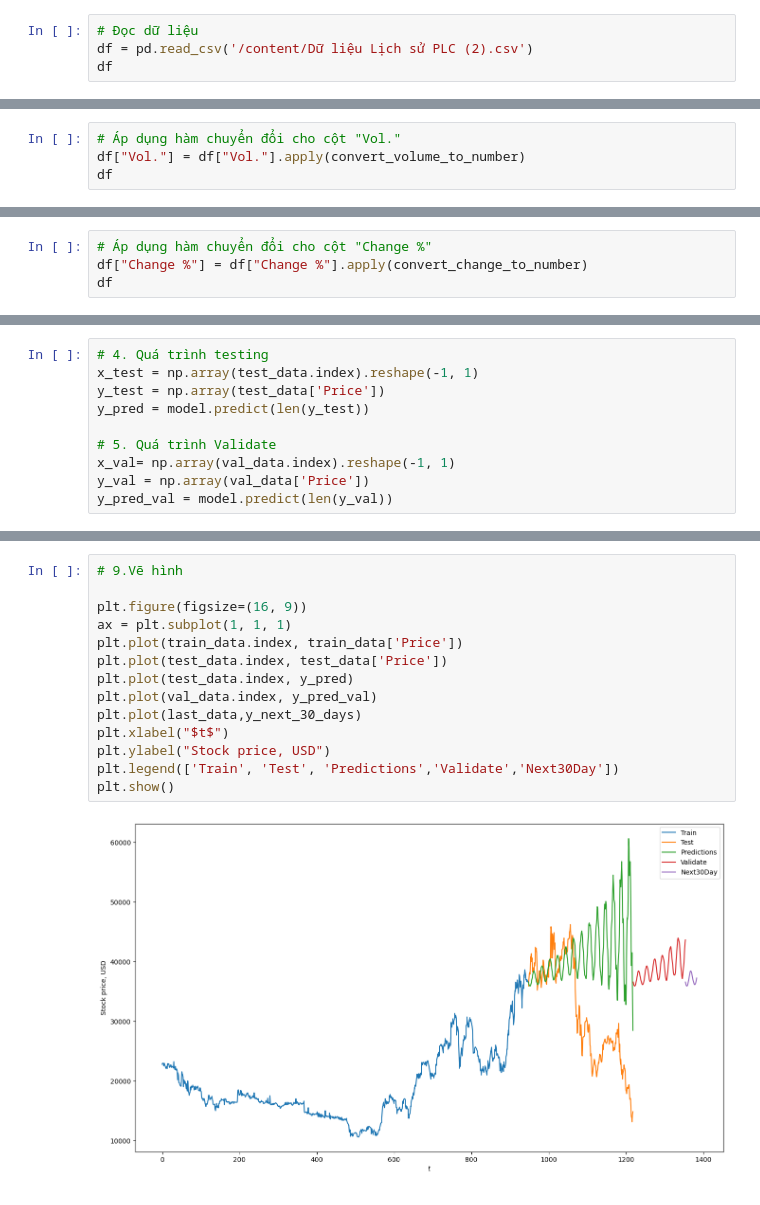
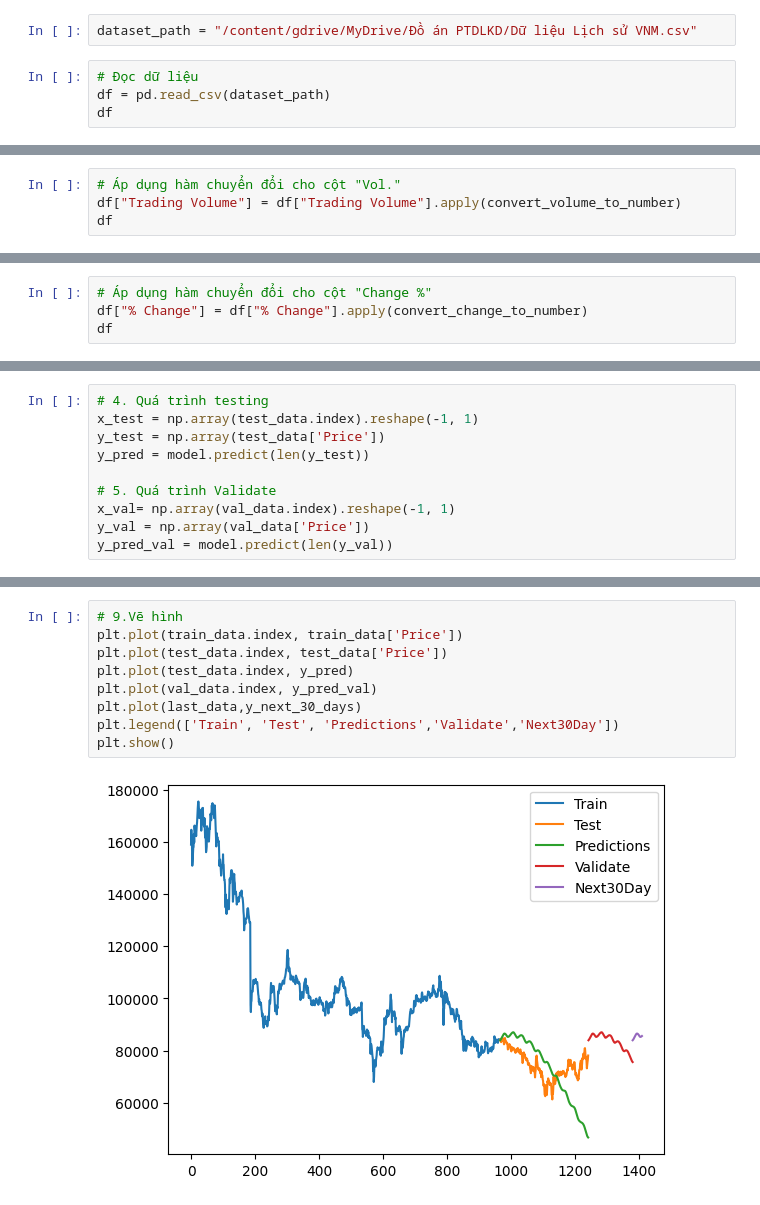
Before and after one commit to Mytran0505/IS403.N21.HTCL_Nhom9, a Jupyter notebook: Level2_SSA/SSA.ipynb, the cells around one changed output, grey strips where cells are left out. Saved outputs shown, nothing was run; the diff lists cells and outputs as text.

```diff
--- a/Level2_SSA/SSA.ipynb
+++ b/Level2_SSA/SSA.ipynb
@@ -11,5 +10,7 @@ from sklearn.model_selection import train_test_split
+# %%
+dataset_path = "/content/gdrive/MyDrive/Đồ án PTDLKD/Dữ liệu Lịch sử VNM.csv"
 # %%
 # Đọc dữ liệu
-df = pd.read_csv('/content/Dữ liệu Lịch sử PLC (2).csv')
+df = pd.read_csv(dataset_path)
 df
 # %% [output]
@@ -39,6 +40,6 @@ def convert_volume_to_number(volume_str):
         return int(volume_str)
 # %%
 # Áp dụng hàm chuyển đổi cho cột "Vol."
-df["Vol."] = df["Vol."].apply(convert_volume_to_number)
+df["Trading Volume"] = df["Trading Volume"].apply(convert_volume_to_number)
 df
 # %% [output]
@@ -62,6 +63,6 @@ def convert_change_to_number(change_str):
     return new_change
 # %%
 # Áp dụng hàm chuyển đổi cho cột "Change %"
-df["Change %"] = df["Change %"].apply(convert_change_to_number)
+df["% Change"] = df["% Change"].apply(convert_change_to_number)
 df
 # %% [output]
@@ -243,16 +257,11 @@ Testing RMSE: 15086.052013542807
 # %%
 # 9.Vẽ hình
-
-plt.figure(figsize=(16, 9))
-ax = plt.subplot(1, 1, 1)
 plt.plot(train_data.index, train_data['Price'])
 plt.plot(test_data.index, test_data['Price'])
 plt.plot(test_data.index, y_pred)
 plt.plot(val_data.index, y_pred_val)
 plt.plot(last_data,y_next_30_days)
-plt.xlabel("$t$")
-plt.ylabel("Stock price, USD")
 plt.legend(['Train', 'Test', 'Predictions','Validate','Next30Day'])
 plt.show()
 # %% [output]
-[figure, old version]
+[figure, new version]
```
Also changed, not shown: parts of 11 cells of this notebook, 3 other files.
